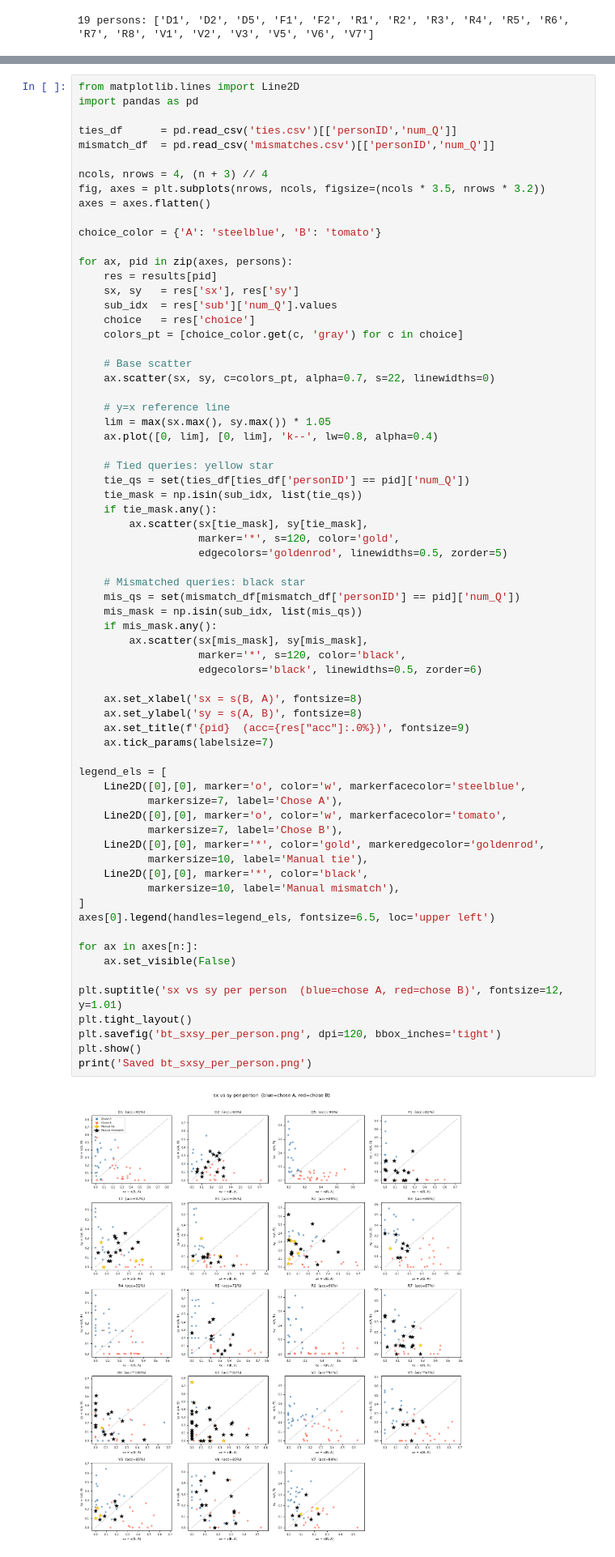
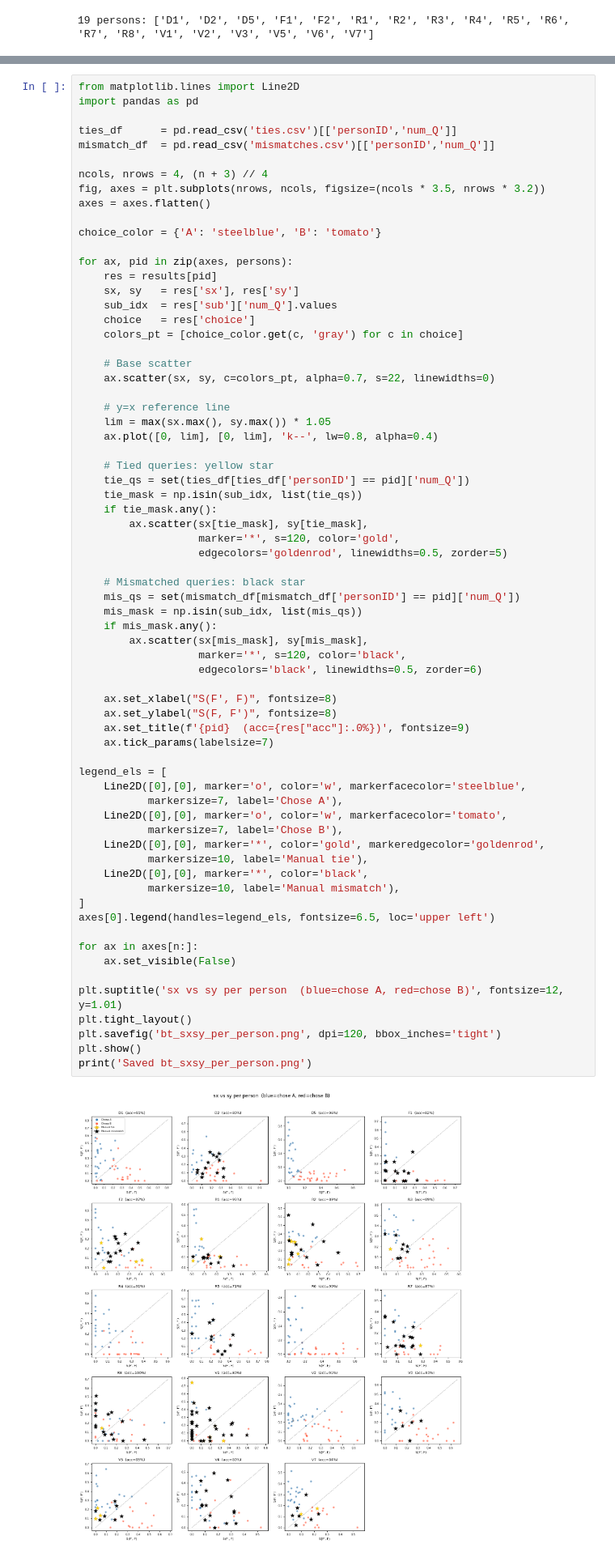
Before and after one commit to michelleeesi/topmodel, a Jupyter notebook: 412study/412_bt_analysis.ipynb, the cells around one changed output, grey strips where cells are left out. Shown at 81% size. Drawn from its saved outputs; the diff is of its cells as text.

```diff
--- a/412study/412_bt_analysis.ipynb
+++ b/412study/412_bt_analysis.ipynb
@@ -229,36 +229,36 @@ for ax, pid in zip(axes, persons):
     mis_mask = np.isin(sub_idx, list(mis_qs))
     if mis_mask.any():
         ax.scatter(sx[mis_mask], sy[mis_mask],
                    marker='*', s=120, color='black',
                    edgecolors='black', linewidths=0.5, zorder=6)
 
-    ax.set_xlabel('sx = s(B, A)', fontsize=8)
-    ax.set_ylabel('sy = s(A, B)', fontsize=8)
+    ax.set_xlabel("S(F', F)", fontsize=8)
+    ax.set_ylabel("S(F, F')", fontsize=8)
     ax.set_title(f'{pid}  (acc={res["acc"]:.0%})', fontsize=9)
     ax.tick_params(labelsize=7)
 
 legend_els = [
     Line2D([0],[0], marker='o', color='w', markerfacecolor='steelblue',
            markersize=7, label='Chose A'),
     Line2D([0],[0], marker='o', color='w', markerfacecolor='tomato',
            markersize=7, label='Chose B'),
     Line2D([0],[0], marker='*', color='gold', markeredgecolor='goldenrod',
            markersize=10, label='Manual tie'),
     Line2D([0],[0], marker='*', color='black',
            markersize=10, label='Manual mismatch'),
 ]
 axes[0].legend(handles=legend_els, fontsize=6.5, loc='upper left')
 
 for ax in axes[n:]:
     ax.set_visible(False)
 
 plt.suptitle('sx vs sy per person  (blue=chose A, red=chose B)', fontsize=12, y=1.01)
 plt.tight_layout()
 plt.savefig('bt_sxsy_per_person.png', dpi=120, bbox_inches='tight')
 plt.show()
 print('Saved bt_sxsy_per_person.png')
 # %% [output]
-[figure, old version]
+[figure, new version]
 Saved bt_sxsy_per_person.png
 # %%
 # Save per-comparison scores to CSV
```
Also changed, not shown: parts of 12 cells of this notebook, 43 other files.
